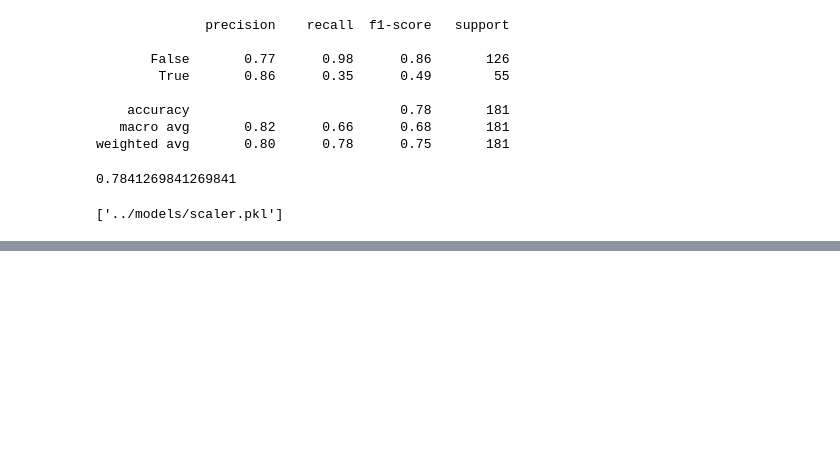
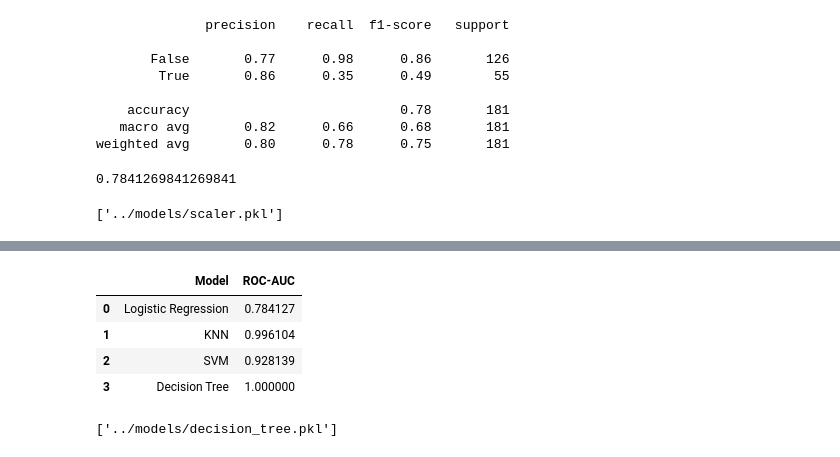
Before and after one commit to Snehil7903/asteroid-hazard-prediction, a Jupyter notebook: notebooks/02_classification.ipynb, the cells around one changed output, grey strips where cells are left out. Drawn from its saved outputs; the diff is of its cells as text; code cells hidden in the pictures; blank space fills up the shorter version.

Commit message:
Add KNN, SVM, and Decision Tree classifiers with comparison

```diff
--- a/notebooks/02_classification.ipynb
+++ b/notebooks/02_classification.ipynb
@@ -77,0 +101,12 @@ joblib.dump(scaler, "../models/scaler.pkl")
+# %%
+from sklearn.svm import SVC
+
+svm = SVC(kernel='rbf', probability=True)
+svm.fit(X_train_scaled, y_train)
+
+y_pred_svm = svm.predict(X_test_scaled)
+
+print("SVM Classification Report")
+print(classification_report(y_test, y_pred_svm))
+
+roc_auc_score(y_test, svm.predict_proba(X_test_scaled)[:, 1])
@@ -77,0 +124,12 @@ joblib.dump(scaler, "../models/scaler.pkl")
+# %%
+from sklearn.tree import DecisionTreeClassifier
+
+dt = DecisionTreeClassifier(max_depth=5, random_state=42)
+dt.fit(X_train, y_train)   # Tree does NOT need scaling
+
+y_pred_dt = dt.predict(X_test)
+
+print("Decision Tree Classification Report")
+print(classification_report(y_test, y_pred_dt))
+
+roc_auc_score(y_test, dt.predict_proba(X_test)[:, 1])
@@ -77,0 +147,33 @@ joblib.dump(scaler, "../models/scaler.pkl")
+# %%
+models = {
+    "Logistic Regression": log_model,
+    "KNN": knn,
+    "SVM": svm,
+    "Decision Tree": dt
+}
+
+results = []
+
+for name, model in models.items():
+    if name == "Decision Tree":
+        y_prob = model.predict_proba(X_test)[:, 1]
+    else:
+        y_prob = model.predict_proba(X_test_scaled)[:, 1]
+
+    auc = roc_auc_score(y_test, y_prob)
+    results.append([name, auc])
+
+results_df = pd.DataFrame(results, columns=["Model", "ROC-AUC"])
+results_df
+# %% [output]
+|  | Model | ROC-AUC |
+| 0 | Logistic Regression | 0.784127 |
+| 1 | KNN | 0.996104 |
+| 2 | SVM | 0.928139 |
+| 3 | Decision Tree | 1.000000 |
+# %%
+joblib.dump(knn, "../models/knn.pkl")
+joblib.dump(svm, "../models/svm.pkl")
+joblib.dump(dt, "../models/decision_tree.pkl")
+# %% [output]
+['../models/decision_tree.pkl']
```
Also changed, not shown: parts of 3 cells of this notebook, 3 other files.
